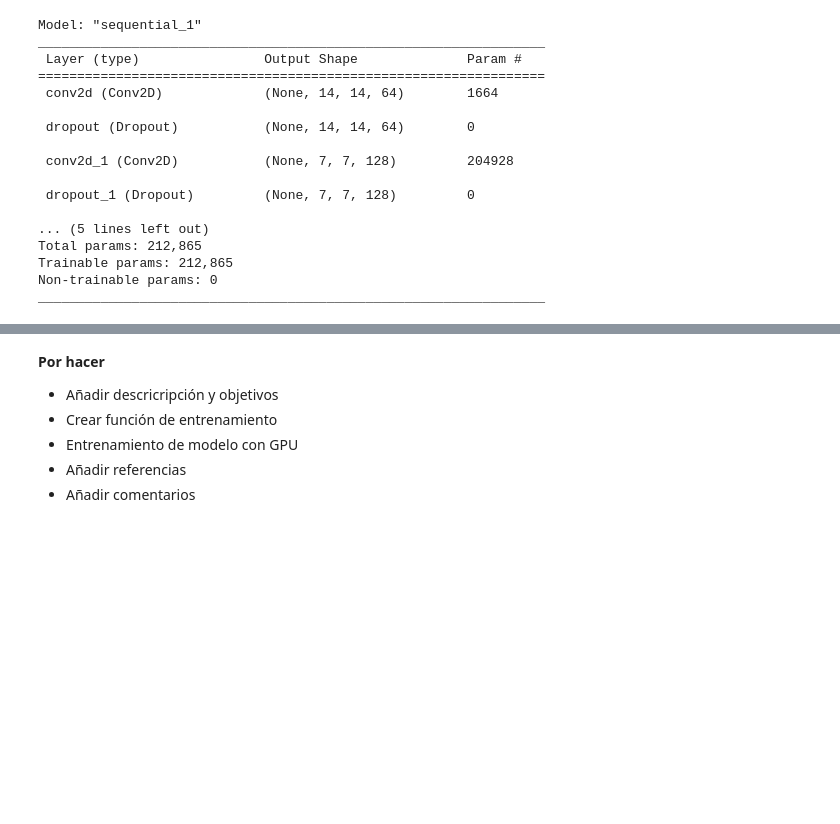
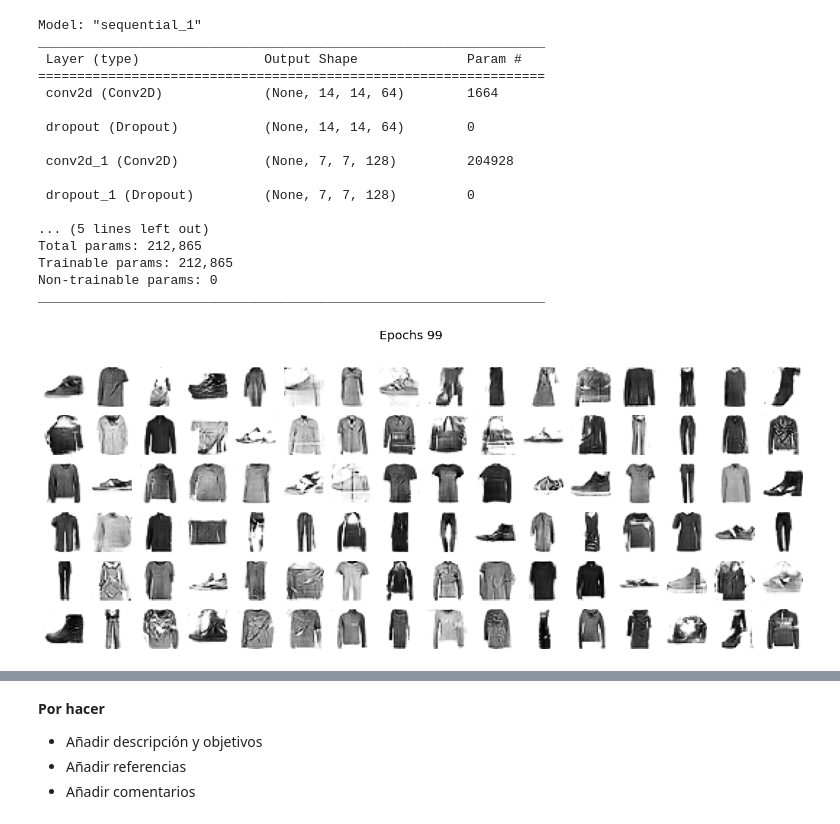
Before and after one commit to FernandoBRdgz/inteligencia_artificial, a Jupyter notebook: redes_generativas_adversarias/gan_convolucional_profunda.ipynb, the cells around one changed output, grey strips where cells are left out. Drawn from its saved outputs; the diff is of its cells as text; code cells hidden in the pictures; blank space fills up the shorter version.

```diff
--- a/redes_generativas_adversarias/gan_convolucional_profunda.ipynb
+++ b/redes_generativas_adversarias/gan_convolucional_profunda.ipynb
@@ -117,3 +138,31 @@ gan = tf.keras.models.Sequential([generator, discriminator])
 discriminator.compile(loss="binary_crossentropy", optimizer="rmsprop")
 discriminator.trainable = False
 gan.compile(loss="binary_crossentropy", optimizer="rmsprop")
+# %%
+def train_gan(gan, dataset, random_normal_dimensions, n_epochs=50):
+    generator, discriminator = gan.layers
+
+    for epoch in range(n_epochs):
+        print("Epoch {}/{}".format(epoch + 1, n_epochs))
+
+        for real_images in dataset:
+            batch_size = real_images.shape[0]
+            noise = tf.random.normal(shape=[batch_size, random_normal_dimensions])
+            fake_images = generator(noise)
+            mixed_images = tf.concat([fake_images, real_images], axis=0)
+            discriminator_labels = tf.constant([[0.]] * batch_size + [[1.]] * batch_size)
+            discriminator.trainable = True
+            discriminator.train_on_batch(mixed_images, discriminator_labels)
+
+            noise = tf.random.normal(shape=[batch_size, random_normal_dimensions])
+            generator_labels = tf.constant([[1.]] * batch_size)
+            discriminator.trainable = False
+            gan.train_on_batch(noise, generator_labels)
+
+        plot_results(fake_images, 16, epoch)
+        plt.show()
+# %%
+%%time
+train_gan(gan, dataset, codings_size, 100)
+# %% [output]
+[figure, added]
@@ -120,8 +171,6 @@ gan.compile(loss="binary_crossentropy", optimizer="rmsprop")
 # %% [markdown]
 **Por hacer**
 
-* Añadir descricripción y objetivos
-* Crear función de entrenamiento
-* Entrenamiento de modelo con GPU
+* Añadir descripción y objetivos
 * Añadir referencias
 * Añadir comentarios
```
Also changed, not shown: parts of 4 cells of this notebook.
